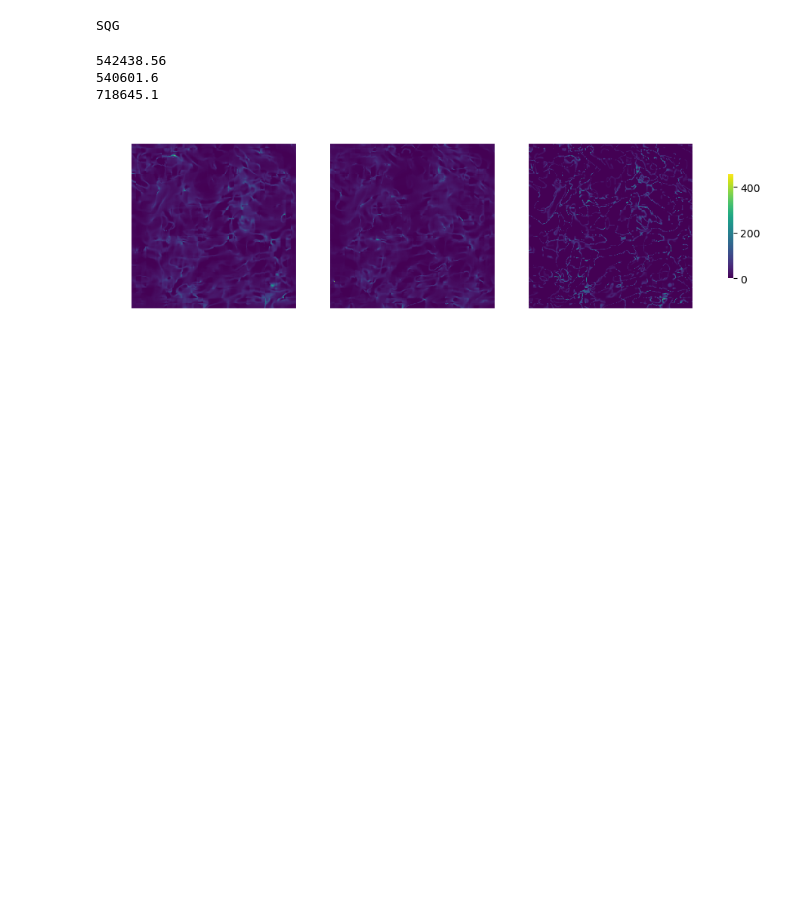
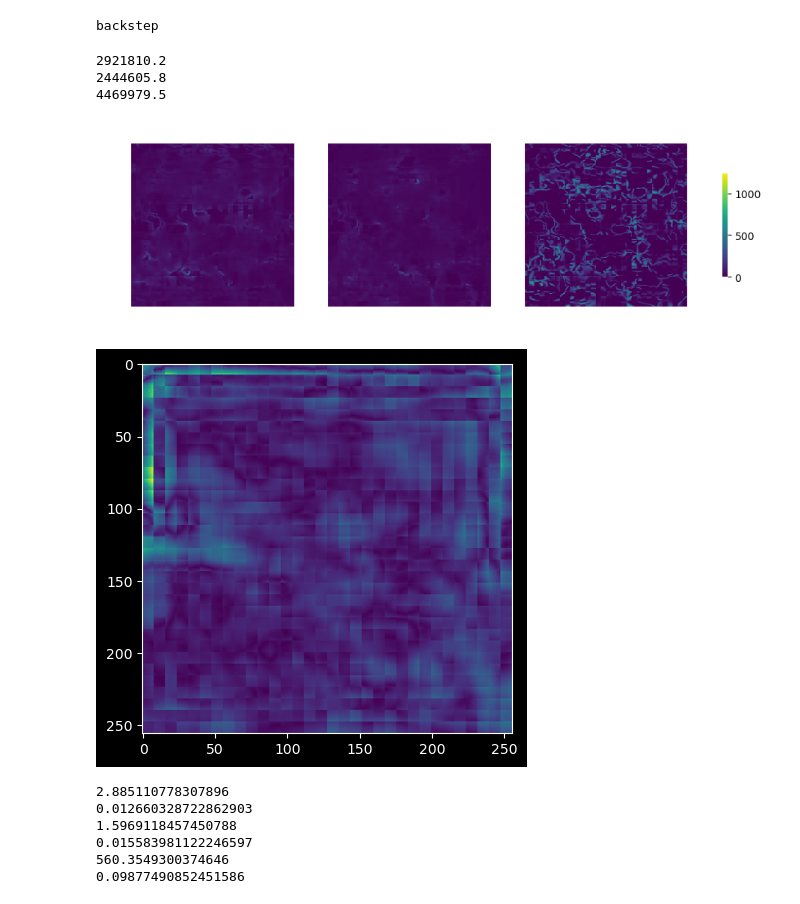
Before and after one commit to HardingPan/UR, a Jupyter notebook: fig5.ipynb, the cells around one changed output. Drawn from its saved outputs; the diff is of its cells as text; code cells hidden in the pictures; blank space fills up the shorter version.

```diff
--- a/fig5.ipynb
+++ b/fig5.ipynb
@@ -19,6 +20,18 @@ from utils import InputPadder
 # %%
 DEVICE = 'cuda' if torch.cuda.is_available() else 'cpu'
 # %%
+# data_path_multimodel = '/home/panding/code/UR/piv-data/unflownet-mm'
+# data_path_multitransform = '/home/panding/code/UR/piv-data/unflownet-mt'
+# data_path_truth = '/home/panding/code/UR/piv-data/truth'
+# data_path_un = '/home/panding/code/UR/piv-data/ur-un'
+# data_path_ur = '/home/panding/code/UR/piv-data/raft-test'
+
+data_path_multimodel = '/home/panding/code/UR/piv-data/baseline-multimodel'
+data_path_multitransform = '/home/panding/code/UR/piv-data/baseline-multitransform'
+data_path_truth = '/home/panding/code/UR/piv-data/truth'
+data_path_un = '/home/panding/code/UR/piv-data/raft-test'
+data_path_ur = '/home/panding/code/UR/piv-data/raft-test'
+
 def load_data(cls):
 
     datas_multimodel = glob.glob(os.path.join(data_path_multimodel, cls+'*.npy'))
@@ -58,7 +71,9 @@ def compute_probability(mms, mts, uns, mm, mt, mue):
     pdf_mt_2d = np.sqrt(np.square(pdf(u_res, u_mt)) + np.square(pdf(v_res, v_mt)))
     pdf_mue_2d = np.sqrt(np.square(pdf(u_res, u_mue)) + np.square(pdf(v_res, v_mue)))
 
-    return np.abs(np.stack((pdf_mm_2d, pdf_mt_2d, pdf_mue_2d), 0))
+    res_2d = np.sqrt(np.square(u_res) + np.square(v_res))
+
+    return np.abs(np.stack((pdf_mm_2d, pdf_mt_2d, pdf_mue_2d), 0)), res_2d
 
 def get_probability():
 
@@ -71,55 +86,47 @@ def get_probability():
     cls_random = random.randint(0, len(cls)-1)
     print(cls[cls_random])
     mms, mts, truths, uns = load_data(cls[cls_random])
-    result = compute_probability(mms, mts, uns, mm, mt, mue)
+    result, res_2d = compute_probability(mms, mts, uns, mm, mt, mue)
 
-    return result
+    return result, res_2d
-# %%
-# data_path_multimodel = '/home/panding/code/UR/piv-data/unflownet-mm'
-# data_path_multitransform = '/home/panding/code/UR/piv-data/unflownet-mt'
-# data_path_truth = '/home/panding/code/UR/piv-data/truth'
-# data_path_un = '/home/panding/code/UR/piv-data/ur-un'
-# data_path_ur = '/home/panding/code/UR/piv-data/raft-test'
-
-data_path_multimodel = '/home/panding/code/UR/piv-data/baseline-multimodel'
-data_path_multitransform = '/home/panding/code/UR/piv-data/baseline-multitransform'
-data_path_truth = '/home/panding/code/UR/piv-data/truth'
-data_path_un = '/home/panding/code/UR/piv-data/raft-test'
-data_path_ur = '/home/panding/code/UR/piv-data/raft-test'
-
-
-res = get_probability()
-# %% [output]
-SQG
+# %%
+res, res_2d = get_probability()
+# %% [output]
+backstep
 # %%
 # 创建一个包含3个子图的figure
 fig, axs = plt.subplots(1, 3, figsize=(12, 3), facecolor='white')
 
 # 在每个子图中分别呈现一个通道的值
 for i in range(3):
 
 
     im = axs[i].imshow(res[i, :, :], cmap='viridis')
     print(res[i].sum())
 
     axs[i].set_title('Channel {}'.format(i+1))
 
 # 设置子图背景色为白色
 fig.patch.set_facecolor('white')
 
 # 调整子图之间的间隔颜色
 plt.subplots_adjust(wspace=0.2)  # 设置子图水平间距
 
 # 创建共用的colorbar
 cbar = fig.colorbar(im, ax=axs, shrink=0.6, location='right')
 cbar.ax.yaxis.set_tick_params(color='black')  # 设置colorbar的字体颜色为黑色
 cbar.outline.set_visible(False)  # 去除colorbar的轮廓线
 cbar.ax.tick_params(colors='black')
 
 # 展示图像
 plt.show()
+
+plt.figure()
+plt.imshow(res_2d)
+plt.show()
 # %% [output]
-542438.56
-540601.6
-718645.1
+2921810.2
+2444605.8
+4469979.5
-[figure, old version]
+[figure, new version]
+[figure, added]
@@ -125,0 +195,11 @@ plt.show()
+# %%
+for i in range(3):
+    print(compute_ssim(res_2d, res[i]))
+    print(calculate_ssim(res_2d, res[i]))
+# %% [output]
+2.885110778307896
+0.012660328722862903
+1.5969118457450788
+0.015583981122246597
+560.3549300374646
+0.09877490852451586
```
Also changed, not shown: parts of 3 cells of this notebook, 4 other files.
